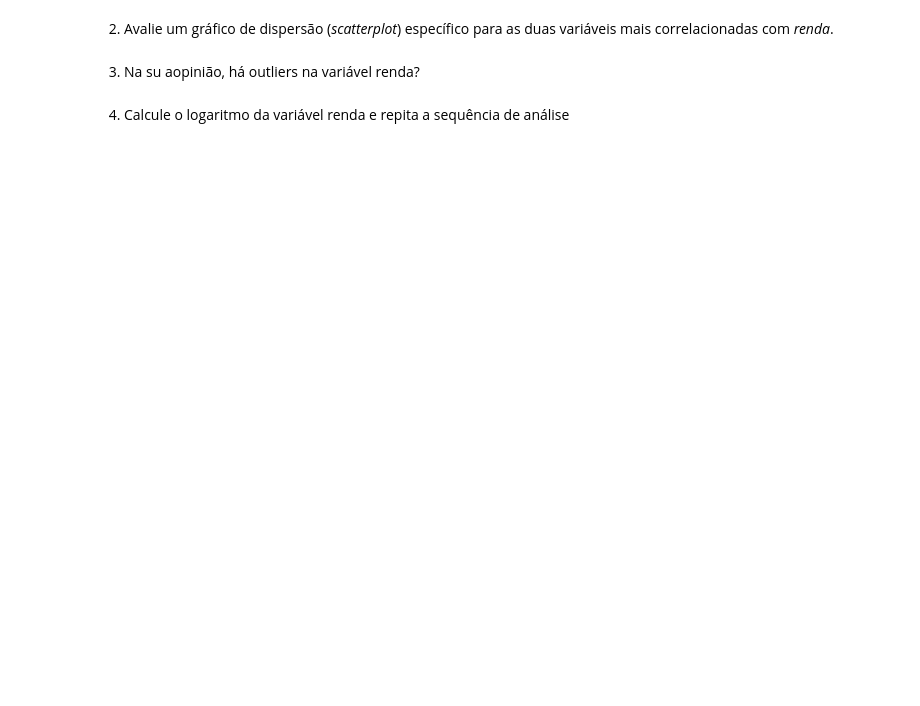
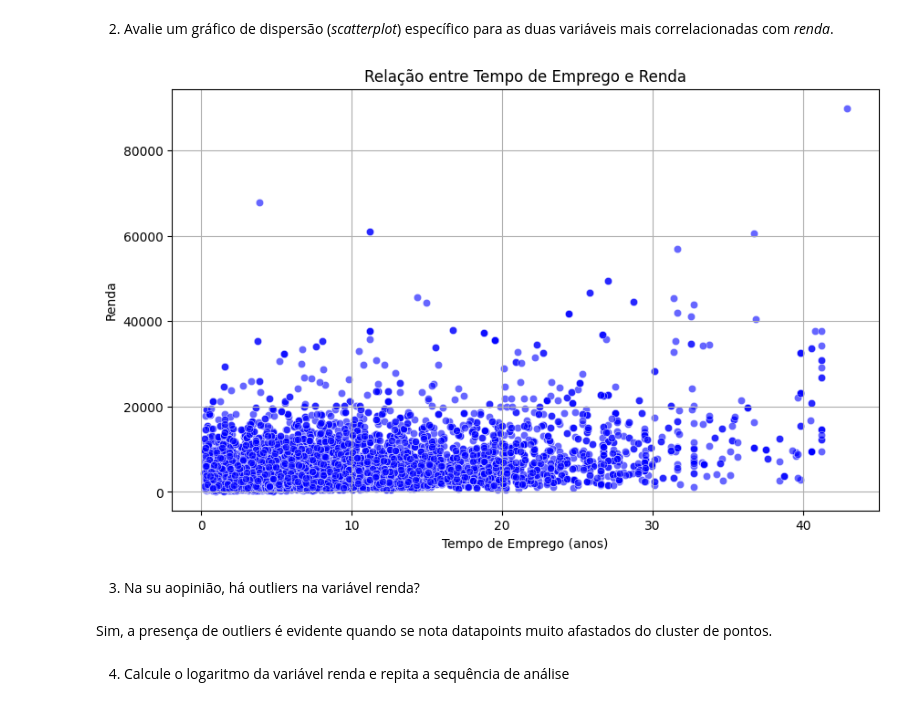
Before and after one commit to vini547/volta-zero, a Jupyter notebook: Profissao-Cientista de Dados_M10_support material_assignment01.ipynb, the cells around one changed output. Cells and saved outputs as stored; diff of their text form; code cells hidden in the pictures; blank space fills up the shorter version.

```diff
--- a/Profissao-Cientista de Dados_M10_support material_assignment01.ipynb
+++ b/Profissao-Cientista de Dados_M10_support material_assignment01.ipynb
@@ -13,6 +50,19 @@
 # %% [markdown]
 2) Avalie um gráfico de dispersão (*scatterplot*) específico para as duas variáveis mais correlacionadas com *renda*.
+# %%
+# Gráfico de dispersão para 'tempo_emprego' e 'renda'
+plt.figure(figsize=(10, 6))
+sns.scatterplot(x='tempo_emprego', y='renda', data=df, color='blue', alpha=0.6)
+plt.title('Relação entre Tempo de Emprego e Renda')
+plt.xlabel('Tempo de Emprego (anos)')
+plt.ylabel('Renda')
+plt.grid(True)
+plt.show()
+# %% [output]
+[figure, added]
 # %% [markdown]
 3) Na su aopinião, há outliers na variável renda?
+# %% [markdown]
+Sim, a presença de outliers é evidente quando se nota datapoints muito afastados do cluster de pontos.
 # %% [markdown]
 4) Calcule o logaritmo da variável renda e repita a sequência de análise
```
Also changed, not shown: parts of 5 cells of this notebook.
